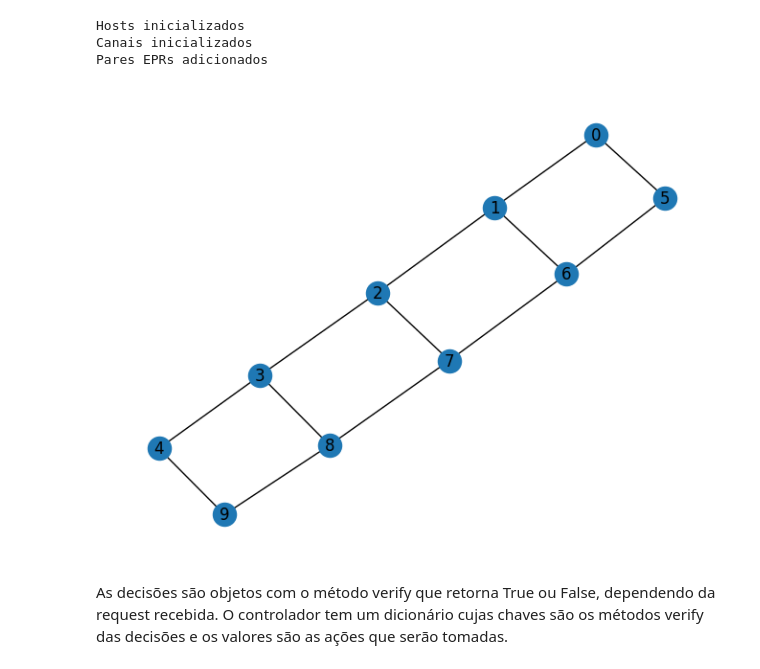
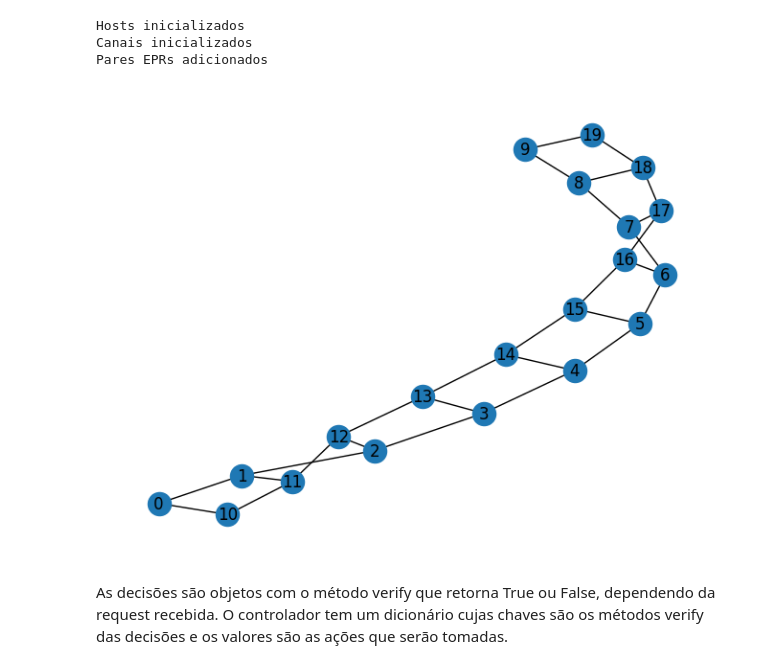
Before and after one commit to artuenric/QuatumNet, a Jupyter notebook: Simulação - Tabelas de Fluxo.ipynb, the cells around one changed output. Cells and saved outputs as stored; diff of their text form; code cells hidden in the pictures.

```diff
--- a/Simulação - Tabelas de Fluxo.ipynb
+++ b/Simulação - Tabelas de Fluxo.ipynb
@@ -1,15 +1,16 @@
 # %%
+
 # Inicialização comum da rede
-from quantumnet.components import Controller, Network, Host
+from quantumnet.components import Controller, Network
 rede = Network()
 controlador = Controller(rede)
-rede.set_ready_topology("Grade", 2, 5)
+rede.set_ready_topology("Grade", 2, 10)
 rede.draw()
 # %% [output]
 Hosts inicializados
 Canais inicializados
 Pares EPRs adicionados
-[figure, old version]
+[figure, new version]
 # %% [markdown]
 As decisões são objetos com o método verify que retorna True ou False, dependendo da request recebida. O controlador tem um dicionário cujas chaves são os métodos verify das decisões e os valores são as ações que serão tomadas.
 # %%
```
Also changed, not shown: parts of 7 cells of this notebook, 17 other files.
